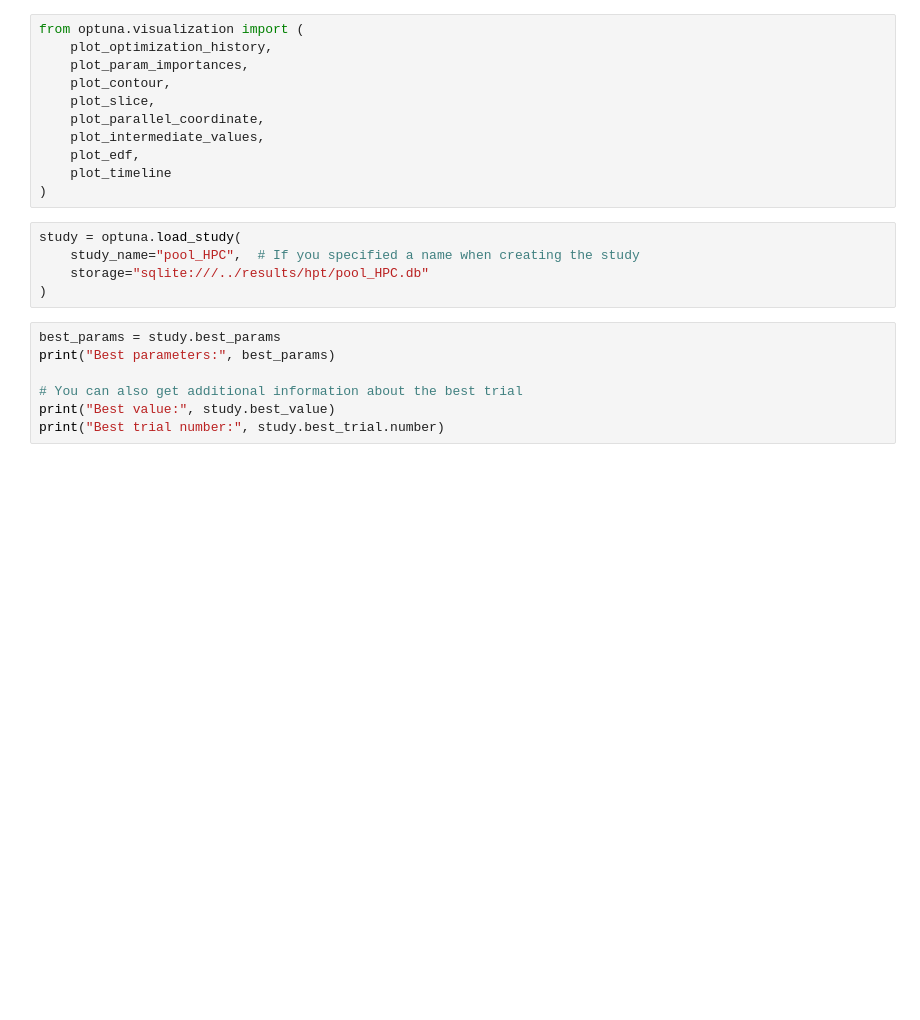
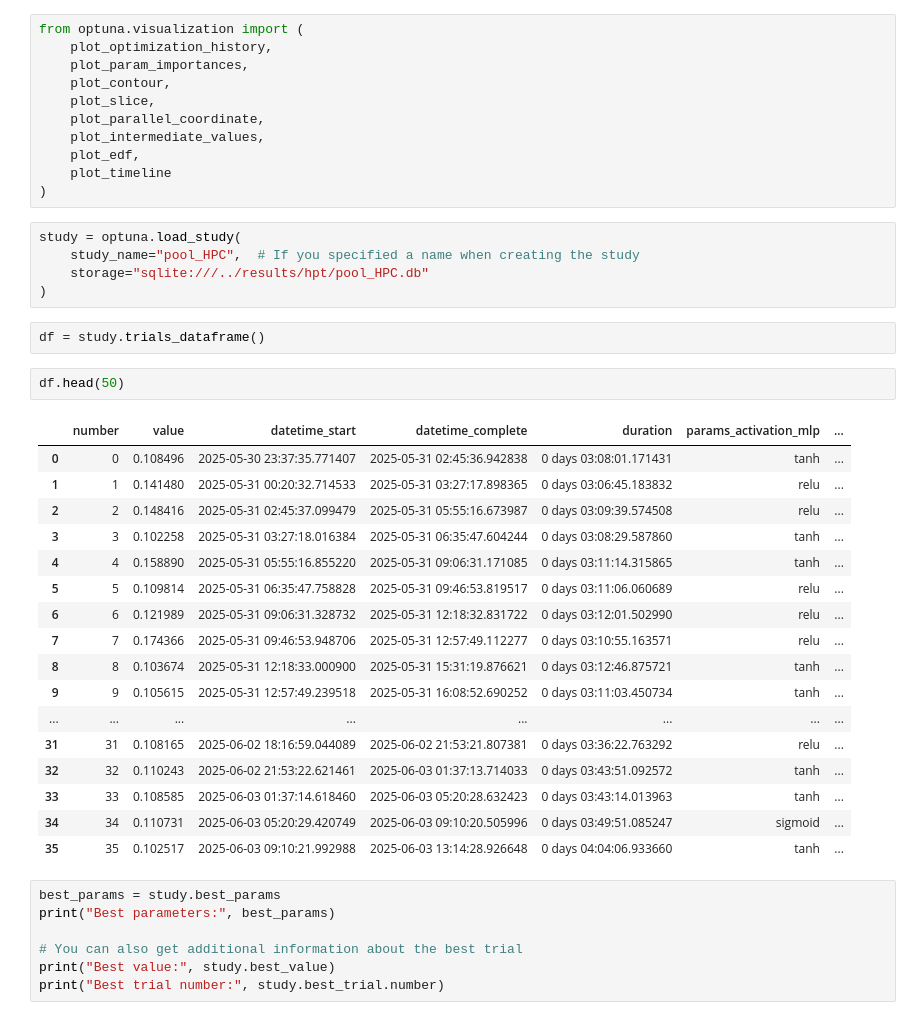
Before and after one commit to WannesLamberts/MTL-peptide-property-prediction-pool, a Jupyter notebook: notebooks/tune_results.ipynb, the cells around one changed output. Saved outputs shown, nothing was run; the diff lists cells and outputs as text; blank space fills up the shorter version.

```diff
--- a/notebooks/tune_results.ipynb
+++ b/notebooks/tune_results.ipynb
@@ -17,6 +17,28 @@ study = optuna.load_study(
     study_name="pool_HPC",  # If you specified a name when creating the study
     storage="sqlite:///../results/hpt/pool_HPC.db"
 )
+# %%
+df = study.trials_dataframe()
+# %%
+df.head(50)
+# %% [output]
+|  | number | value | datetime_start | datetime_complete | duration | params_activation_mlp | ... |
+| 0 | 0 | 0.108496 | 2025-05-30 23:37:35.771407 | 2025-05-31 02:45:36.942838 | 0 days 03:08:01.171431 | tanh | ... |
+| 1 | 1 | 0.141480 | 2025-05-31 00:20:32.714533 | 2025-05-31 03:27:17.898365 | 0 days 03:06:45.183832 | relu | ... |
+| 2 | 2 | 0.148416 | 2025-05-31 02:45:37.099479 | 2025-05-31 05:55:16.673987 | 0 days 03:09:39.574508 | relu | ... |
+| 3 | 3 | 0.102258 | 2025-05-31 03:27:18.016384 | 2025-05-31 06:35:47.604244 | 0 days 03:08:29.587860 | tanh | ... |
+| 4 | 4 | 0.158890 | 2025-05-31 05:55:16.855220 | 2025-05-31 09:06:31.171085 | 0 days 03:11:14.315865 | tanh | ... |
+| 5 | 5 | 0.109814 | 2025-05-31 06:35:47.758828 | 2025-05-31 09:46:53.819517 | 0 days 03:11:06.060689 | relu | ... |
+| 6 | 6 | 0.121989 | 2025-05-31 09:06:31.328732 | 2025-05-31 12:18:32.831722 | 0 days 03:12:01.502990 | relu | ... |
+| 7 | 7 | 0.174366 | 2025-05-31 09:46:53.948706 | 2025-05-31 12:57:49.112277 | 0 days 03:10:55.163571 | relu | ... |
+| 8 | 8 | 0.103674 | 2025-05-31 12:18:33.000900 | 2025-05-31 15:31:19.876621 | 0 days 03:12:46.875721 | tanh | ... |
+| 9 | 9 | 0.105615 | 2025-05-31 12:57:49.239518 | 2025-05-31 16:08:52.690252 | 0 days 03:11:03.450734 | tanh | ... |
+| ... | ... | ... | ... | ... | ... | ... | ... |
+| 31 | 31 | 0.108165 | 2025-06-02 18:16:59.044089 | 2025-06-02 21:53:21.807381 | 0 days 03:36:22.763292 | relu | ... |
+| 32 | 32 | 0.110243 | 2025-06-02 21:53:22.621461 | 2025-06-03 01:37:13.714033 | 0 days 03:43:51.092572 | tanh | ... |
+| 33 | 33 | 0.108585 | 2025-06-03 01:37:14.618460 | 2025-06-03 05:20:28.632423 | 0 days 03:43:14.013963 | tanh | ... |
+| 34 | 34 | 0.110731 | 2025-06-03 05:20:29.420749 | 2025-06-03 09:10:20.505996 | 0 days 03:49:51.085247 | sigmoid | ... |
+| 35 | 35 | 0.102517 | 2025-06-03 09:10:21.992988 | 2025-06-03 13:14:28.926648 | 0 days 04:04:06.933660 | tanh | ... |
 # %%
 best_params = study.best_params
 print("Best parameters:", best_params)
```
Also changed, not shown: parts of 1 cell of this notebook, 4 other files.
